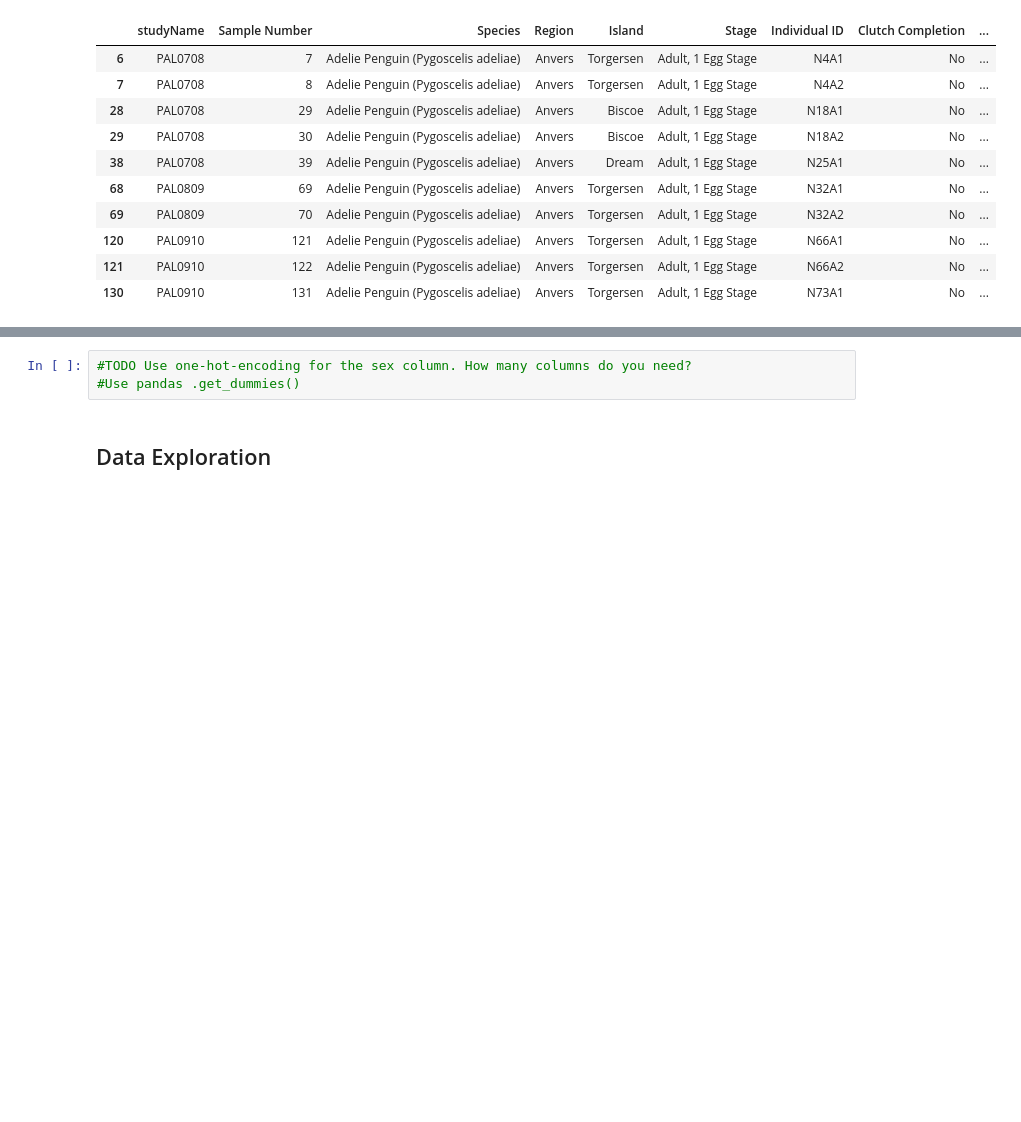
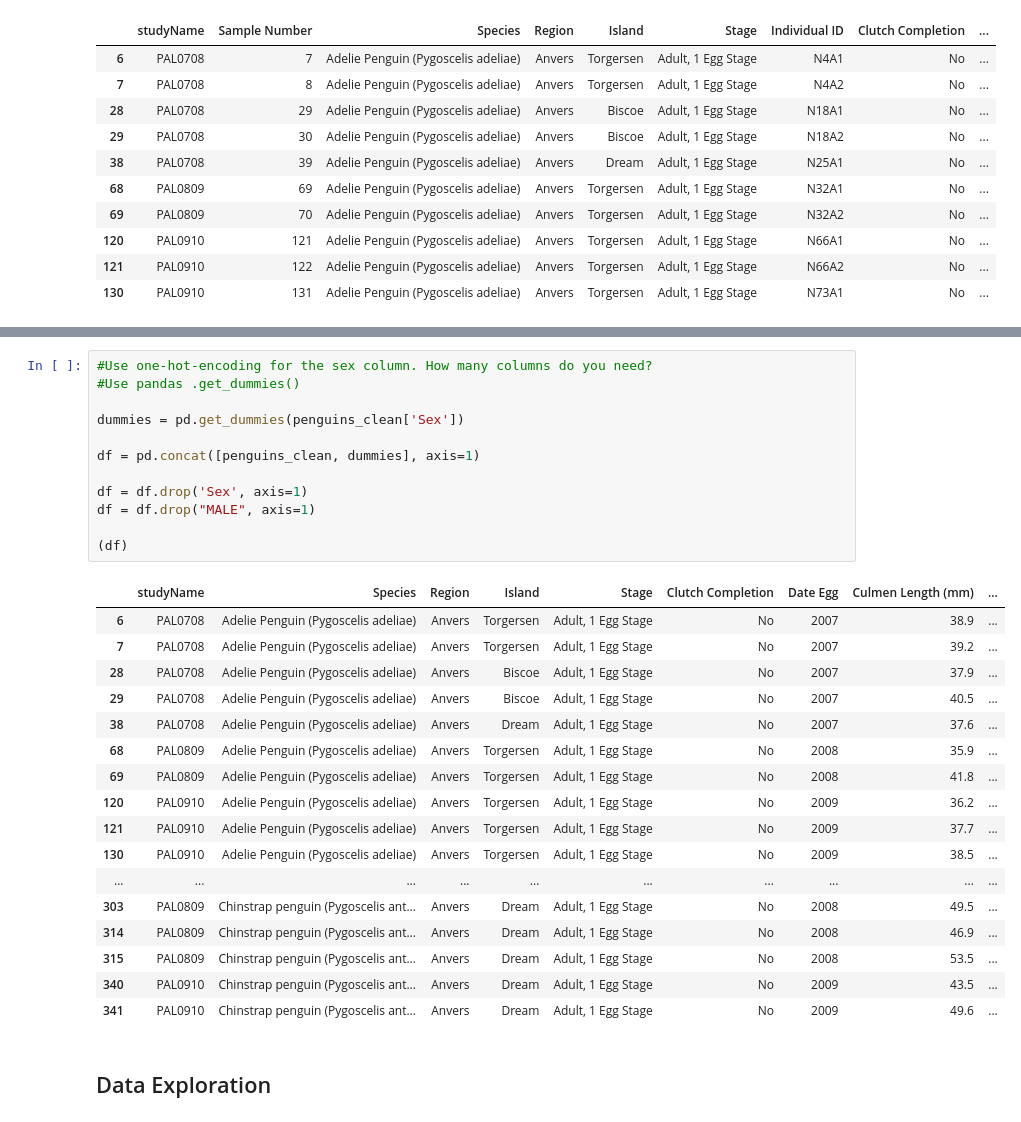
Before and after one commit to jrsalgadoASW/hw1_data_exploration, a Jupyter notebook: penguins/PenguinsEx.ipynb, the cells around one changed output, grey strips where cells are left out. Cells and saved outputs as stored; diff of their text form; blank space fills up the shorter version.

Commit message:
get dummies

```diff
--- a/penguins/PenguinsEx.ipynb
+++ b/penguins/PenguinsEx.ipynb
@@ -242,6 +231,33 @@ penguins_clean.head(3)
 # %%
-#TODO Use one-hot-encoding for the sex column. How many columns do you need?
+#Use one-hot-encoding for the sex column. How many columns do you need?
 #Use pandas .get_dummies()
+
+dummies = pd.get_dummies(penguins_clean['Sex'])
+
+df = pd.concat([penguins_clean, dummies], axis=1)
+
+df = df.drop('Sex', axis=1)
+df = df.drop("MALE", axis=1)
+
+(df)
+# %% [output]
+|  | studyName | Species | Region | Island | Stage | Clutch Completion | Date Egg | Culmen Length (mm) | ... |
+| 6 | PAL0708 | Adelie Penguin (Pygoscelis adeliae) | Anvers | Torgersen | Adult, 1 Egg Stage | No | 2007 | 38.9 | ... |
+| 7 | PAL0708 | Adelie Penguin (Pygoscelis adeliae) | Anvers | Torgersen | Adult, 1 Egg Stage | No | 2007 | 39.2 | ... |
+| 28 | PAL0708 | Adelie Penguin (Pygoscelis adeliae) | Anvers | Biscoe | Adult, 1 Egg Stage | No | 2007 | 37.9 | ... |
+| 29 | PAL0708 | Adelie Penguin (Pygoscelis adeliae) | Anvers | Biscoe | Adult, 1 Egg Stage | No | 2007 | 40.5 | ... |
+| 38 | PAL0708 | Adelie Penguin (Pygoscelis adeliae) | Anvers | Dream | Adult, 1 Egg Stage | No | 2007 | 37.6 | ... |
+| 68 | PAL0809 | Adelie Penguin (Pygoscelis adeliae) | Anvers | Torgersen | Adult, 1 Egg Stage | No | 2008 | 35.9 | ... |
+| 69 | PAL0809 | Adelie Penguin (Pygoscelis adeliae) | Anvers | Torgersen | Adult, 1 Egg Stage | No | 2008 | 41.8 | ... |
+| 120 | PAL0910 | Adelie Penguin (Pygoscelis adeliae) | Anvers | Torgersen | Adult, 1 Egg Stage | No | 2009 | 36.2 | ... |
+| 121 | PAL0910 | Adelie Penguin (Pygoscelis adeliae) | Anvers | Torgersen | Adult, 1 Egg Stage | No | 2009 | 37.7 | ... |
+| 130 | PAL0910 | Adelie Penguin (Pygoscelis adeliae) | Anvers | Torgersen | Adult, 1 Egg Stage | No | 2009 | 38.5 | ... |
+| ... | ... | ... | ... | ... | ... | ... | ... | ... | ... |
+| 303 | PAL0809 | Chinstrap penguin (Pygoscelis ant... | Anvers | Dream | Adult, 1 Egg Stage | No | 2008 | 49.5 | ... |
+| 314 | PAL0809 | Chinstrap penguin (Pygoscelis ant... | Anvers | Dream | Adult, 1 Egg Stage | No | 2008 | 46.9 | ... |
+| 315 | PAL0809 | Chinstrap penguin (Pygoscelis ant... | Anvers | Dream | Adult, 1 Egg Stage | No | 2008 | 53.5 | ... |
+| 340 | PAL0910 | Chinstrap penguin (Pygoscelis ant... | Anvers | Dream | Adult, 1 Egg Stage | No | 2009 | 43.5 | ... |
+| 341 | PAL0910 | Chinstrap penguin (Pygoscelis ant... | Anvers | Dream | Adult, 1 Egg Stage | No | 2009 | 49.6 | ... |
 # %% [markdown]
 ## Data Exploration
 # %% [markdown]
```
Also changed, not shown: parts of 7 cells of this notebook.
